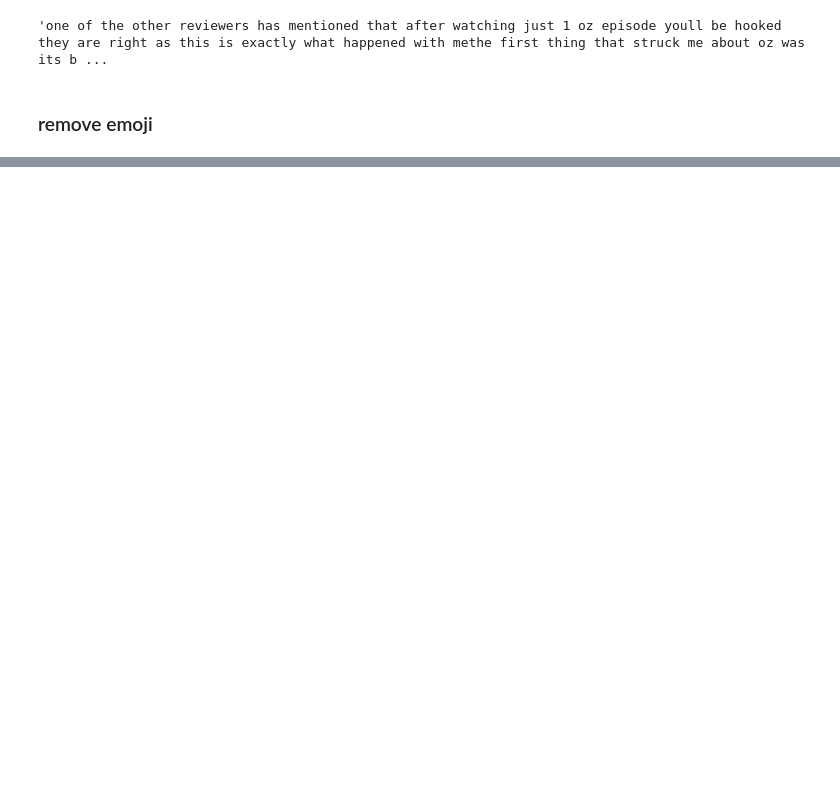
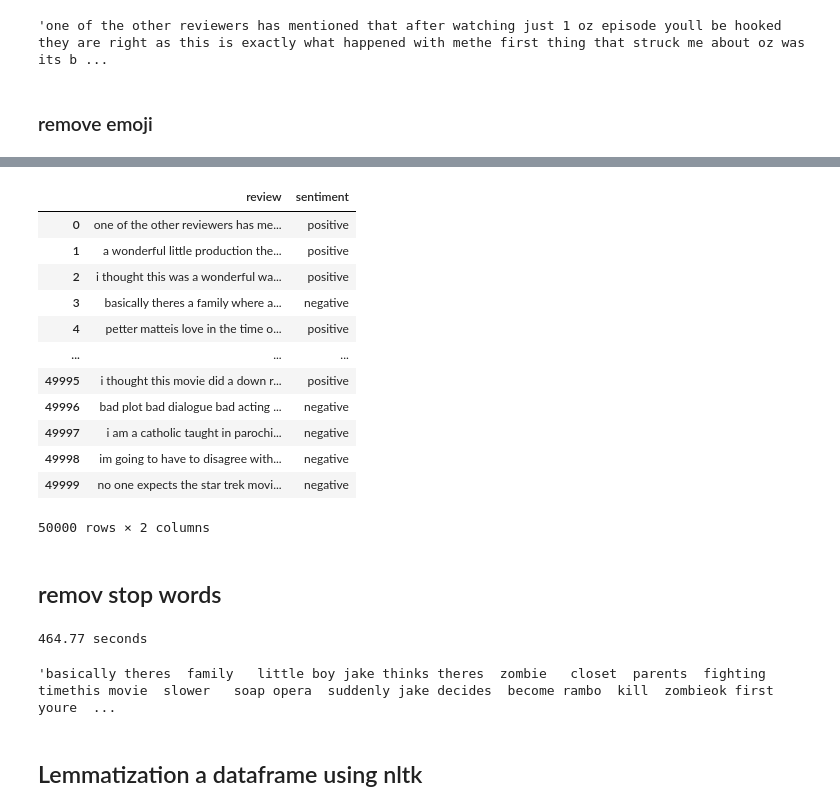
Before and after one commit to mahfuz-raihan/nlpcheck, a Jupyter notebook: 3_text_representation/basic_text_representation_assesment.ipynb, the cells around one changed output, grey strips where cells are left out. Drawn from its saved outputs; the diff is of its cells as text; code cells hidden in the pictures; blank space fills up the shorter version.

```diff
--- a/3_text_representation/basic_text_representation_assesment.ipynb
+++ b/3_text_representation/basic_text_representation_assesment.ipynb
@@ -75,7 +75,7 @@ df['review'][20]
 # %% [markdown]
 ### Spelling correction
 # %%
-from textblob import TextBlob
+# from textblob import TextBlob
 
-df['review'] = df['review'].apply(TextBlob.correct())
-df['review'][20]
+# df['review'] = df['review'].apply(TextBlob.correct())
+# df['review'][20]
@@ -110,2 +116,20 @@ remove_emoji("loved the movie, it was 😍😍😍")
 # %%
 df['review'] = df['review'].apply(remove_emoji)
+# %%
+df
+# %% [output]
+|  | review | sentiment |
+| 0 | one of the other reviewers has me... | positive |
+| 1 | a wonderful little production the... | positive |
+| 2 | i thought this was a wonderful wa... | positive |
+| 3 | basically theres a family where a... | negative |
+| 4 | petter matteis love in the time o... | positive |
+| ... | ... | ... |
+| 49995 | i thought this movie did a down r... | positive |
+| 49996 | bad plot bad dialogue bad acting ... | negative |
+| 49997 | i am a catholic taught in parochi... | negative |
+| 49998 | im going to have to disagree with... | negative |
+| 49999 | no one expects the star trek movi... | negative |
+50000 rows × 2 columns
+# %% [markdown]
+## remov stop words
@@ -111,0 +152,16 @@ df['review'] = df['review'].apply(remove_emoji)
+# %%
+import time
+t1 = time.time()
+
+df['review'] = df['review'].apply(remove_stopwords)
+
+t2 = time.time() - t1
+print(f'{t2:.2f} seconds')
+# %% [output]
+464.77 seconds
+# %%
+df['review'][3]
+# %% [output]
+'basically theres  family   little boy jake thinks theres  zombie   closet  parents  fighting   timethis movie  slower   soap opera  suddenly jake decides  become rambo  kill  zombieok first    youre  ...
+# %% [markdown]
+## Lemmatization a dataframe using nltk
```
Also changed, not shown: parts of 47 cells of this notebook, 1 other file.
